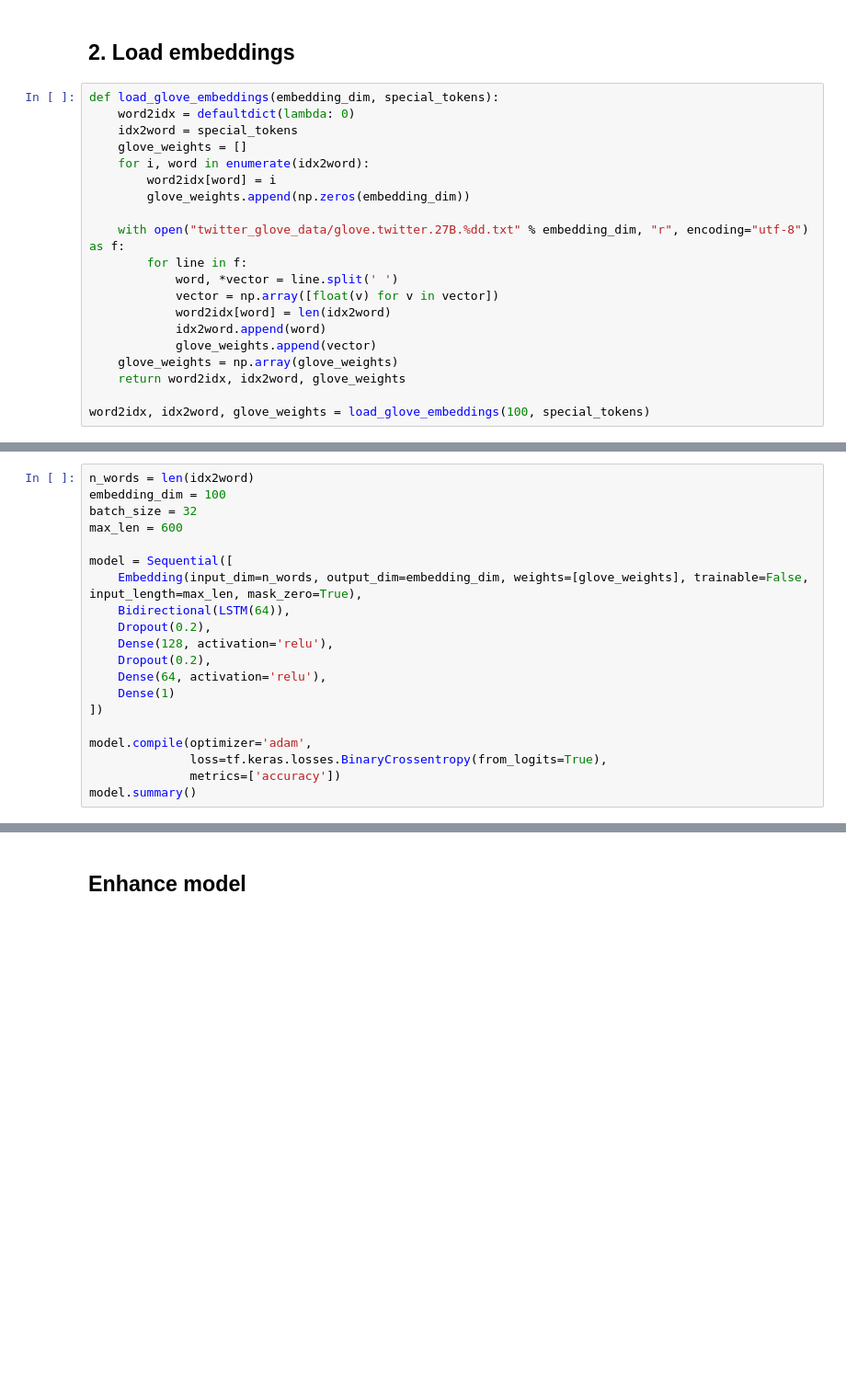
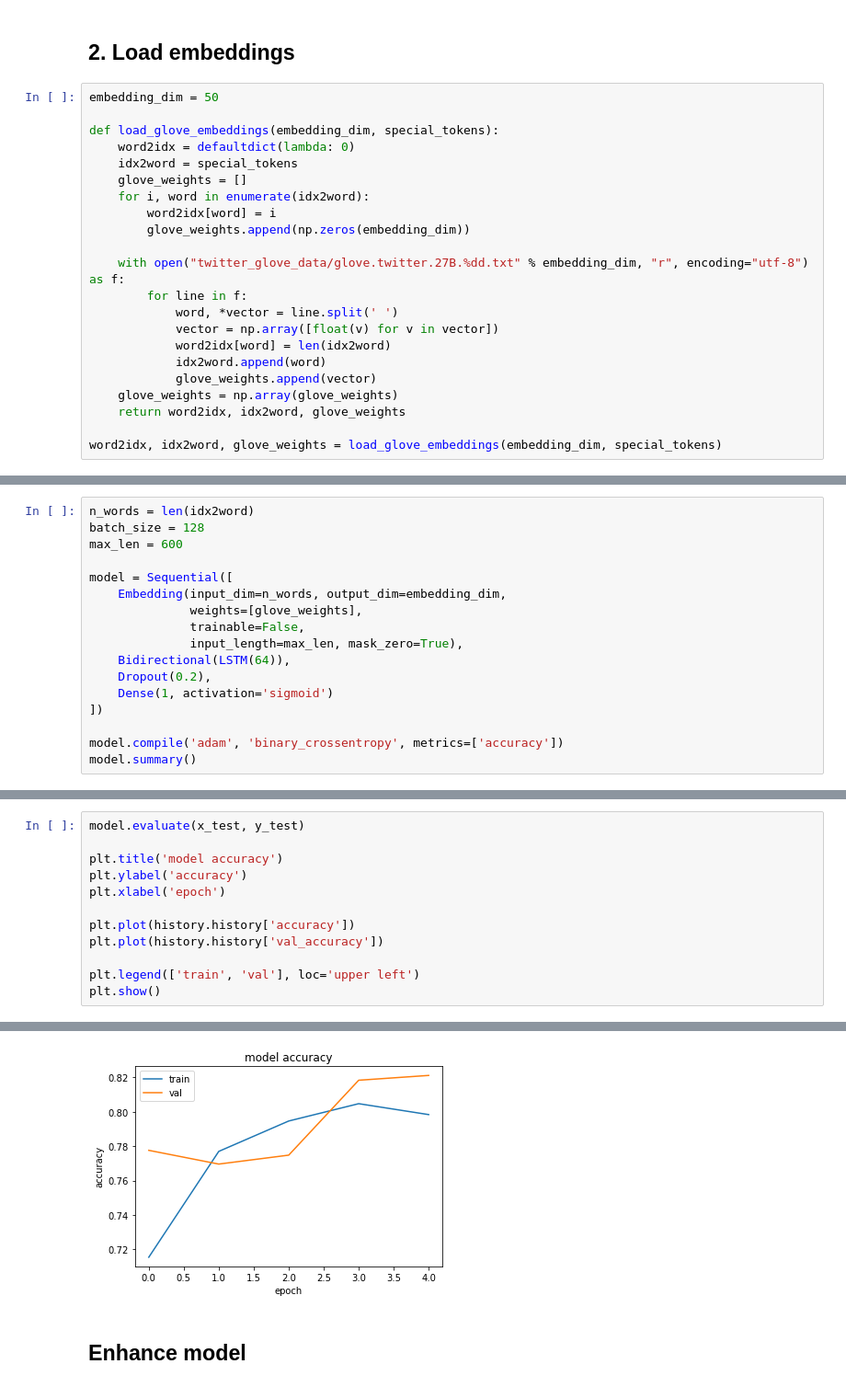
Before and after one commit to creeston/ML_2, a Jupyter notebook: Lab 7.ipynb, the cells around one changed output, grey strips where cells are left out. Shown at 92% size. Drawn from its saved outputs; the diff is of its cells as text; blank space fills up the shorter version.

```diff
--- a/Lab 7.ipynb
+++ b/Lab 7.ipynb
@@ -220,6 +264,8 @@ with zipfile.ZipFile('twitter_glove', 'r') as zip_ref:
 # %% [markdown]
 ## 2. Load embeddings
 # %%
+embedding_dim = 50
+
 def load_glove_embeddings(embedding_dim, special_tokens):
     word2idx = defaultdict(lambda: 0)
     idx2word = special_tokens
@@ -238,5 +284,5 @@ def load_glove_embeddings(embedding_dim, special_tokens):
     glove_weights = np.array(glove_weights)
     return word2idx, idx2word, glove_weights
 
-word2idx, idx2word, glove_weights = load_glove_embeddings(100, special_tokens)
+word2idx, idx2word, glove_weights = load_glove_embeddings(embedding_dim, special_tokens)
 # %%
@@ -245,22 +293,19 @@ x_val, y_val = unzip([(pad_data(t, max_length), label) for t, label in val_data]
 x_test, y_test = unzip([(pad_data(t, max_length), label) for t, label in test_data])
 # %%
 n_words = len(idx2word)
-embedding_dim = 100
-batch_size = 32
+batch_size = 128
 max_len = 600
 
 model = Sequential([
-    Embedding(input_dim=n_words, output_dim=embedding_dim, weights=[glove_weights], trainable=False, input_length=max_len, mask_zero=True),
+    Embedding(input_dim=n_words, output_dim=embedding_dim,
+              weights=[glove_weights],
+              trainable=False,
+              input_length=max_len, mask_zero=True),
     Bidirectional(LSTM(64)),
     Dropout(0.2),
-    Dense(128, activation='relu'),
-    Dropout(0.2),
-    Dense(64, activation='relu'),
-    Dense(1)
+    Dense(1, activation='sigmoid')
 ])
 
-model.compile(optimizer='adam',
-              loss=tf.keras.losses.BinaryCrossentropy(from_logits=True),
-              metrics=['accuracy'])
+model.compile('adam', 'binary_crossentropy', metrics=['accuracy'])
 model.summary()
 # %% [output]
@@ -295,0 +342,13 @@ KeyboardInterrupt:
+# %%
+model.evaluate(x_test, y_test)
+
+plt.title('model accuracy')
+plt.ylabel('accuracy')
+plt.xlabel('epoch')
+
+plt.plot(history.history['accuracy'])
+plt.plot(history.history['val_accuracy'])
+
+plt.legend(['train', 'val'], loc='upper left')
+plt.show()
+# %% [output]
@@ -296,3 +356,4 @@ KeyboardInterrupt:
+[figure, added]
 # %% [markdown]
 ## Enhance model
 # %%
```
Also changed, not shown: parts of 32 cells of this notebook.
